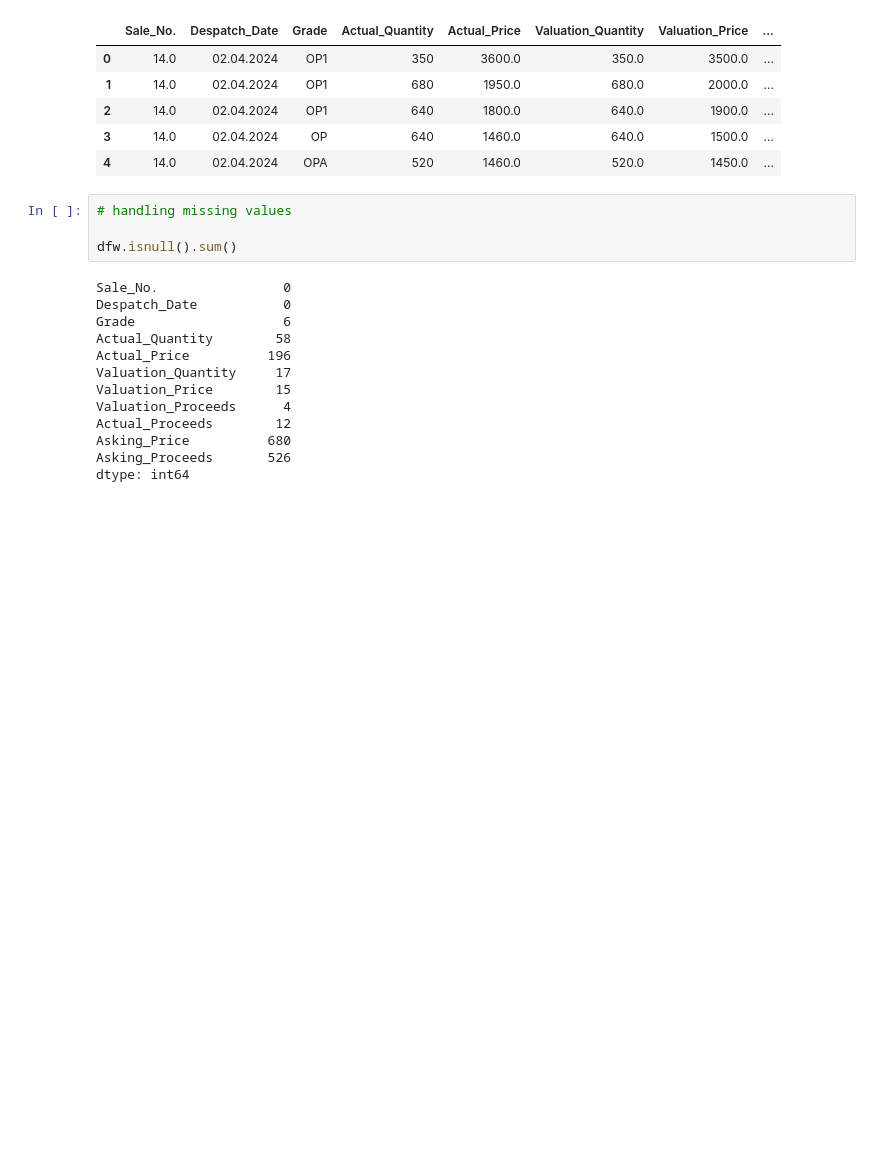
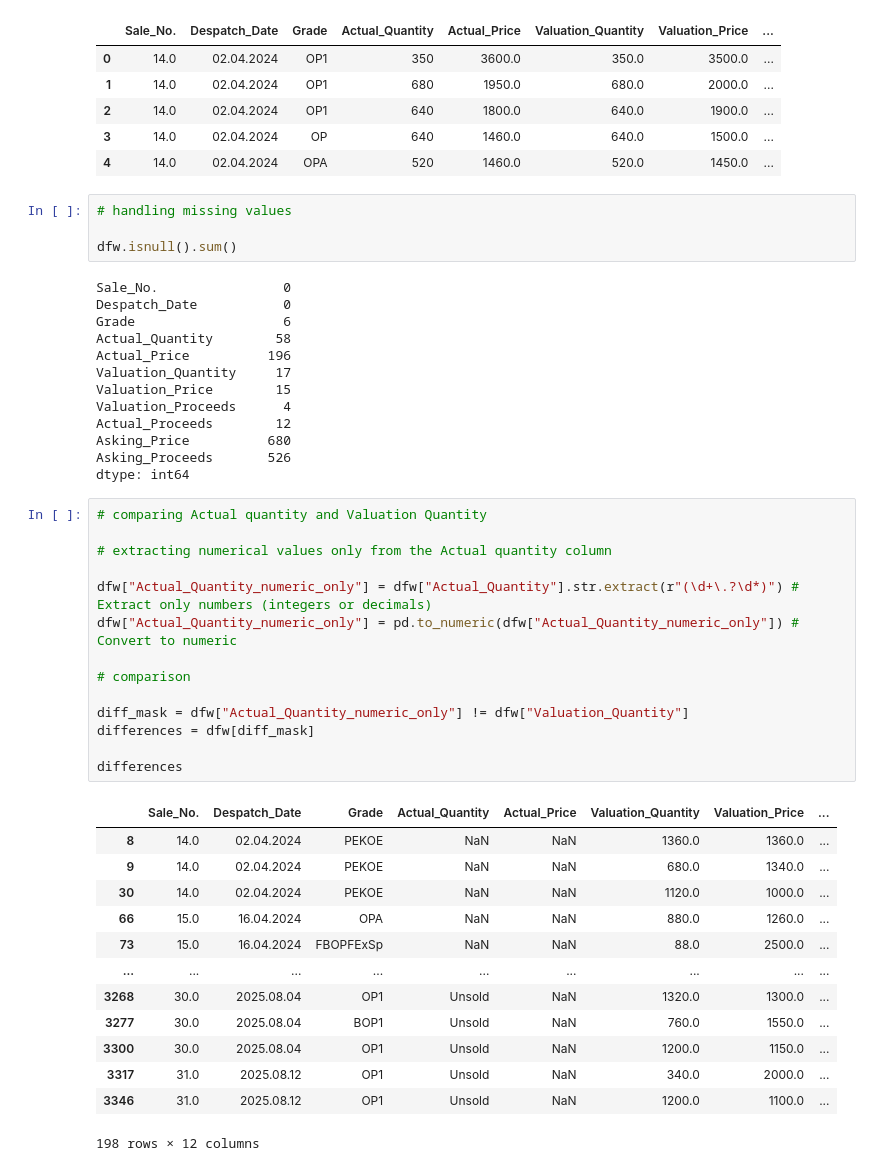
Before and after one commit to NishanD21/Time-Series-Analysis-on-Tea-Production, a Jupyter notebook: sales_and_valuation/sales_and_val.ipynb, the cells around one changed output. Saved outputs shown, nothing was run; the diff lists cells and outputs as text; blank space fills up the shorter version.

```diff
--- a/sales_and_valuation/sales_and_val.ipynb
+++ b/sales_and_valuation/sales_and_val.ipynb
@@ -175,3 +175,31 @@ Actual_Proceeds        12
 Asking_Price          680
 Asking_Proceeds       526
 dtype: int64
+# %%
+# comparing Actual quantity and Valuation Quantity
+
+# extracting numerical values only from the Actual quantity column
+
+dfw["Actual_Quantity_numeric_only"] = dfw["Actual_Quantity"].str.extract(r"(\d+\.?\d*)") # Extract only numbers (integers or decimals)
+dfw["Actual_Quantity_numeric_only"] = pd.to_numeric(dfw["Actual_Quantity_numeric_only"]) # Convert to numeric
+
+# comparison
+
+diff_mask = dfw["Actual_Quantity_numeric_only"] != dfw["Valuation_Quantity"]
+differences = dfw[diff_mask]
+
+differences
+# %% [output]
+|  | Sale_No. | Despatch_Date | Grade | Actual_Quantity | Actual_Price | Valuation_Quantity | Valuation_Price | ... |
+| 8 | 14.0 | 02.04.2024 | PEKOE | NaN | NaN | 1360.0 | 1360.0 | ... |
+| 9 | 14.0 | 02.04.2024 | PEKOE | NaN | NaN | 680.0 | 1340.0 | ... |
+| 30 | 14.0 | 02.04.2024 | PEKOE | NaN | NaN | 1120.0 | 1000.0 | ... |
+| 66 | 15.0 | 16.04.2024 | OPA | NaN | NaN | 880.0 | 1260.0 | ... |
+| 73 | 15.0 | 16.04.2024 | FBOPFExSp | NaN | NaN | 88.0 | 2500.0 | ... |
+| ... | ... | ... | ... | ... | ... | ... | ... | ... |
+| 3268 | 30.0 | 2025.08.04 | OP1 | Unsold | NaN | 1320.0 | 1300.0 | ... |
+| 3277 | 30.0 | 2025.08.04 | BOP1 | Unsold | NaN | 760.0 | 1550.0 | ... |
+| 3300 | 30.0 | 2025.08.04 | OP1 | Unsold | NaN | 1200.0 | 1150.0 | ... |
+| 3317 | 31.0 | 2025.08.12 | OP1 | Unsold | NaN | 340.0 | 2000.0 | ... |
+| 3346 | 31.0 | 2025.08.12 | OP1 | Unsold | NaN | 1200.0 | 1100.0 | ... |
+198 rows × 12 columns
```
Also changed, not shown: parts of 4 cells of this notebook.
